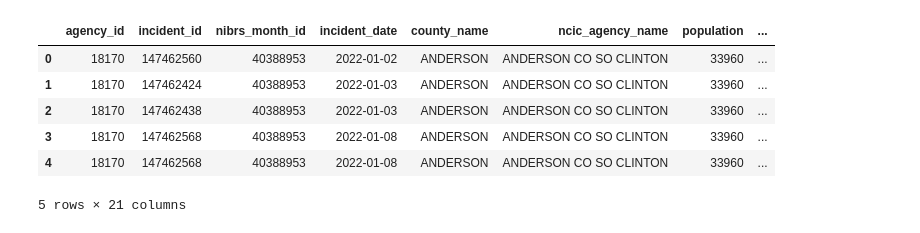
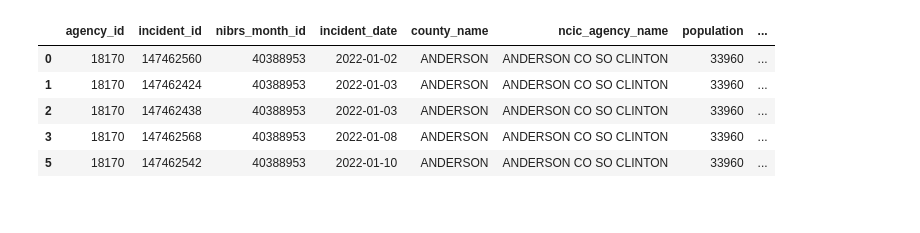
Before and after one commit to EFMelville/project-one, a Jupyter notebook: Ray_Project_files/2022_Charts.ipynb, the cells around one changed output. Drawn from its saved outputs; the diff is of its cells as text; code cells hidden in the pictures.

```diff
--- a/Ray_Project_files/2022_Charts.ipynb
+++ b/Ray_Project_files/2022_Charts.ipynb
@@ -8,12 +10,11 @@ import os
 # %%
-crime_data_df = pd.read_csv('resources/clean_data.csv')
+crime_data_df = pd.read_csv('resources/clean_data.csv').drop_duplicates(subset=['incident_id'])
 
 crime_data_df.head()
 # %% [output]
 |  | agency_id | incident_id | nibrs_month_id | incident_date | county_name | ncic_agency_name | population | ... |
 | 0 | 18170 | 147462560 | 40388953 | 2022-01-02 | ANDERSON | ANDERSON CO SO CLINTON | 33960 | ... |
 | 1 | 18170 | 147462424 | 40388953 | 2022-01-03 | ANDERSON | ANDERSON CO SO CLINTON | 33960 | ... |
 | 2 | 18170 | 147462438 | 40388953 | 2022-01-03 | ANDERSON | ANDERSON CO SO CLINTON | 33960 | ... |
 | 3 | 18170 | 147462568 | 40388953 | 2022-01-08 | ANDERSON | ANDERSON CO SO CLINTON | 33960 | ... |
-| 4 | 18170 | 147462568 | 40388953 | 2022-01-08 | ANDERSON | ANDERSON CO SO CLINTON | 33960 | ... |
+| 5 | 18170 | 147462542 | 40388953 | 2022-01-10 | ANDERSON | ANDERSON CO SO CLINTON | 33960 | ... |
-5 rows × 21 columns
```
Also changed, not shown: parts of 15 cells of this notebook, 4 other files.
